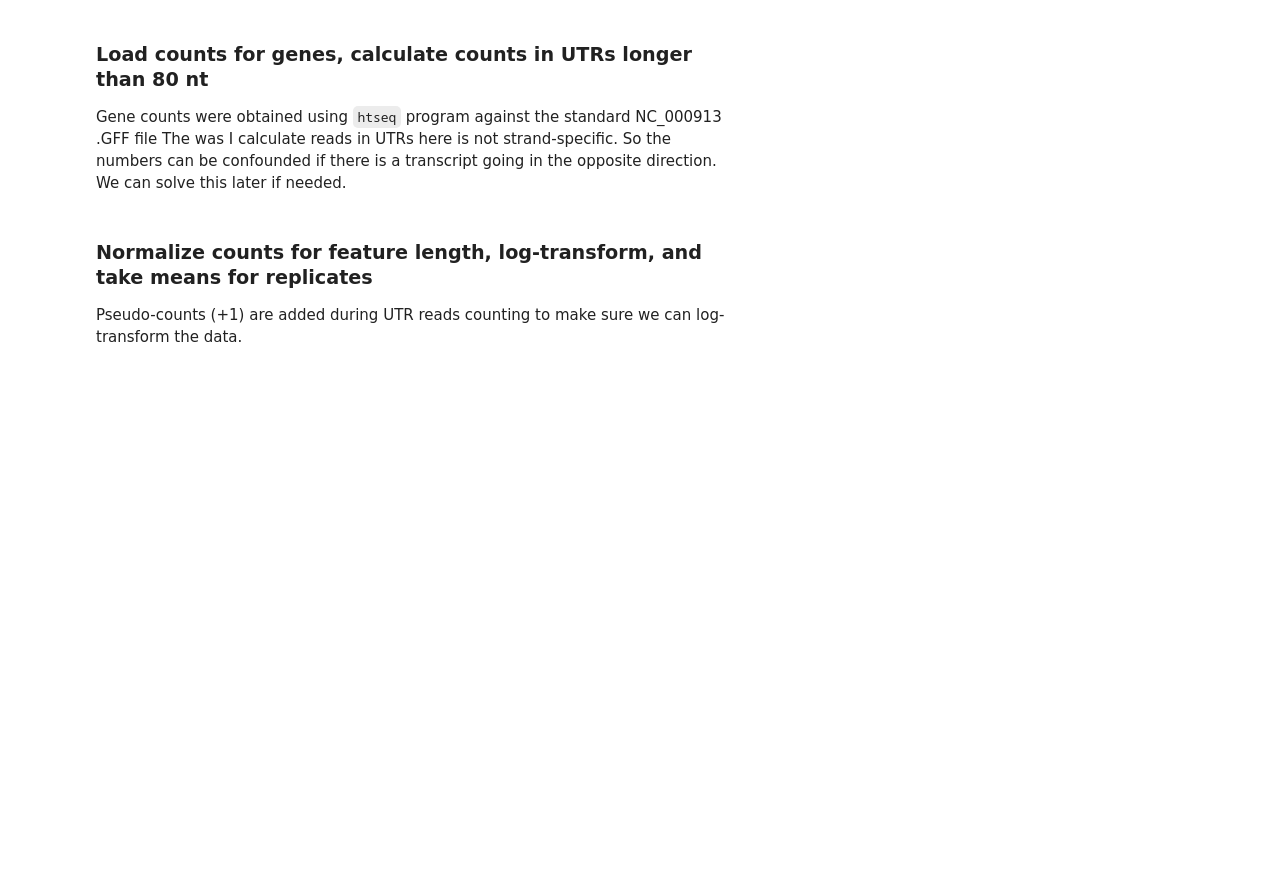
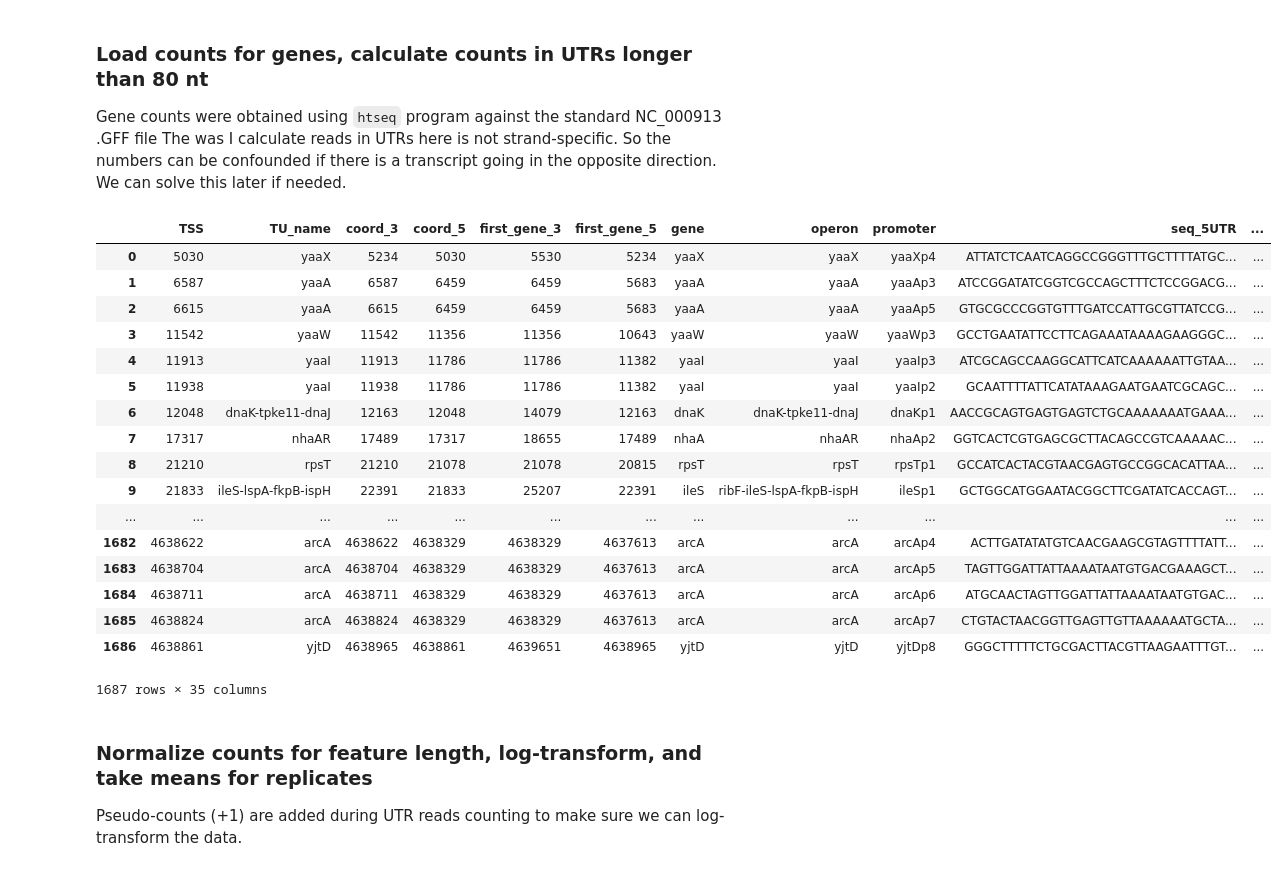
Before and after one commit to NudlerLab/biodata, a Jupyter notebook: sessions/utr_bcm.ipynb, the cells around one changed output. Drawn from its saved outputs; the diff is of its cells as text; code cells hidden in the pictures; blank space fills up the shorter version.

```diff
--- a/sessions/utr_bcm.ipynb
+++ b/sessions/utr_bcm.ipynb
@@ -94,3 +37,25 @@ get_utr_counts_df(dfm, barcodes)
+# %%
+dfm = pd.DataFrame.from_csv('../data/dfm.csv', sep='\t')
+dfm
+# %% [output]
+|  | TSS | TU_name | coord_3 | coord_5 | first_gene_3 | first_gene_5 | gene | operon | promoter | seq_5UTR | ... |
+| 0 | 5030 | yaaX | 5234 | 5030 | 5530 | 5234 | yaaX | yaaX | yaaXp4 | ATTATCTCAATCAGGCCGGGTTTGCTTTTATGC... | ... |
+| 1 | 6587 | yaaA | 6587 | 6459 | 6459 | 5683 | yaaA | yaaA | yaaAp3 | ATCCGGATATCGGTCGCCAGCTTTCTCCGGACG... | ... |
+| 2 | 6615 | yaaA | 6615 | 6459 | 6459 | 5683 | yaaA | yaaA | yaaAp5 | GTGCGCCCGGTGTTTGATCCATTGCGTTATCCG... | ... |
+| 3 | 11542 | yaaW | 11542 | 11356 | 11356 | 10643 | yaaW | yaaW | yaaWp3 | GCCTGAATATTCCTTCAGAAATAAAAGAAGGGC... | ... |
+| 4 | 11913 | yaaI | 11913 | 11786 | 11786 | 11382 | yaaI | yaaI | yaaIp3 | ATCGCAGCCAAGGCATTCATCAAAAAATTGTAA... | ... |
+| 5 | 11938 | yaaI | 11938 | 11786 | 11786 | 11382 | yaaI | yaaI | yaaIp2 | GCAATTTTATTCATATAAAGAATGAATCGCAGC... | ... |
+| 6 | 12048 | dnaK-tpke11-dnaJ | 12163 | 12048 | 14079 | 12163 | dnaK | dnaK-tpke11-dnaJ | dnaKp1 | AACCGCAGTGAGTGAGTCTGCAAAAAAATGAAA... | ... |
+| 7 | 17317 | nhaAR | 17489 | 17317 | 18655 | 17489 | nhaA | nhaAR | nhaAp2 | GGTCACTCGTGAGCGCTTACAGCCGTCAAAAAC... | ... |
+| 8 | 21210 | rpsT | 21210 | 21078 | 21078 | 20815 | rpsT | rpsT | rpsTp1 | GCCATCACTACGTAACGAGTGCCGGCACATTAA... | ... |
+| 9 | 21833 | ileS-lspA-fkpB-ispH | 22391 | 21833 | 25207 | 22391 | ileS | ribF-ileS-lspA-fkpB-ispH | ileSp1 | GCTGGCATGGAATACGGCTTCGATATCACCAGT... | ... |
+| ... | ... | ... | ... | ... | ... | ... | ... | ... | ... | ... | ... |
+| 1682 | 4638622 | arcA | 4638622 | 4638329 | 4638329 | 4637613 | arcA | arcA | arcAp4 | ACTTGATATATGTCAACGAAGCGTAGTTTTATT... | ... |
+| 1683 | 4638704 | arcA | 4638704 | 4638329 | 4638329 | 4637613 | arcA | arcA | arcAp5 | TAGTTGGATTATTAAAATAATGTGACGAAAGCT... | ... |
+| 1684 | 4638711 | arcA | 4638711 | 4638329 | 4638329 | 4637613 | arcA | arcA | arcAp6 | ATGCAACTAGTTGGATTATTAAAATAATGTGAC... | ... |
+| 1685 | 4638824 | arcA | 4638824 | 4638329 | 4638329 | 4637613 | arcA | arcA | arcAp7 | CTGTACTAACGGTTGAGTTGTTAAAAAATGCTA... | ... |
+| 1686 | 4638861 | yjtD | 4638965 | 4638861 | 4639651 | 4638965 | yjtD | yjtD | yjtDp8 | GGGCTTTTTCTGCGACTTACGTTAAGAATTTGT... | ... |
+1687 rows × 35 columns
 # %% [markdown]
 ### Normalize counts for feature length, log-transform, and take means for replicates
 
```
Also changed, not shown: parts of 28 cells of this notebook, 3 other files.
